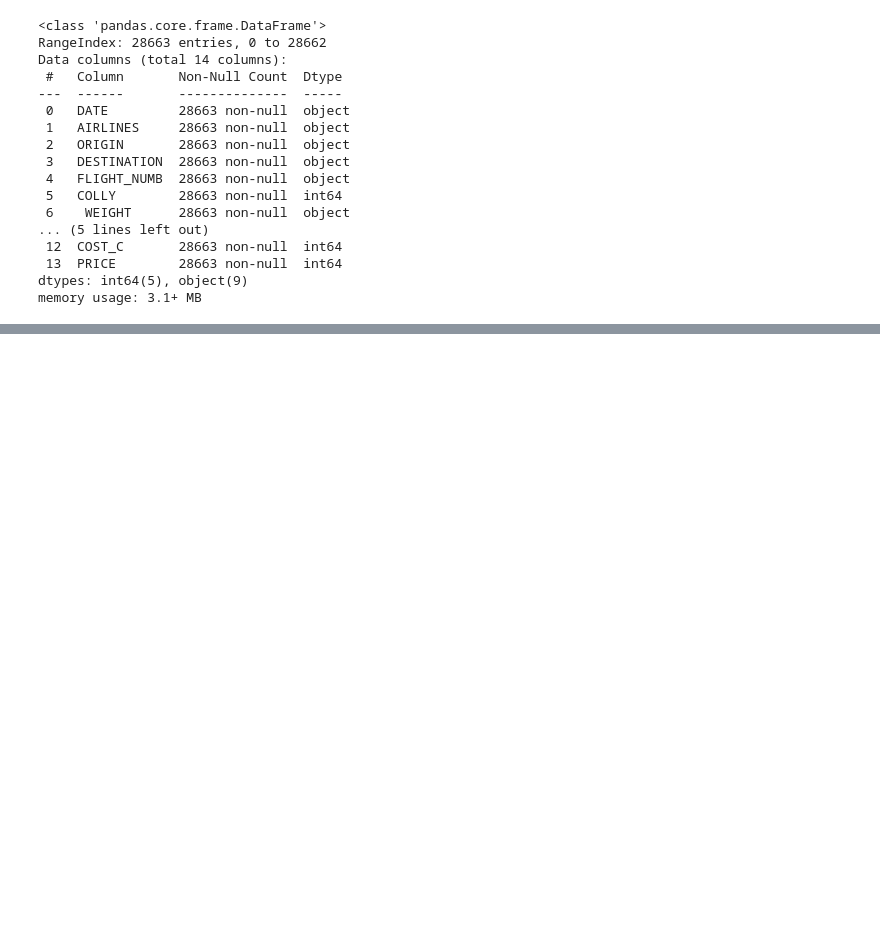
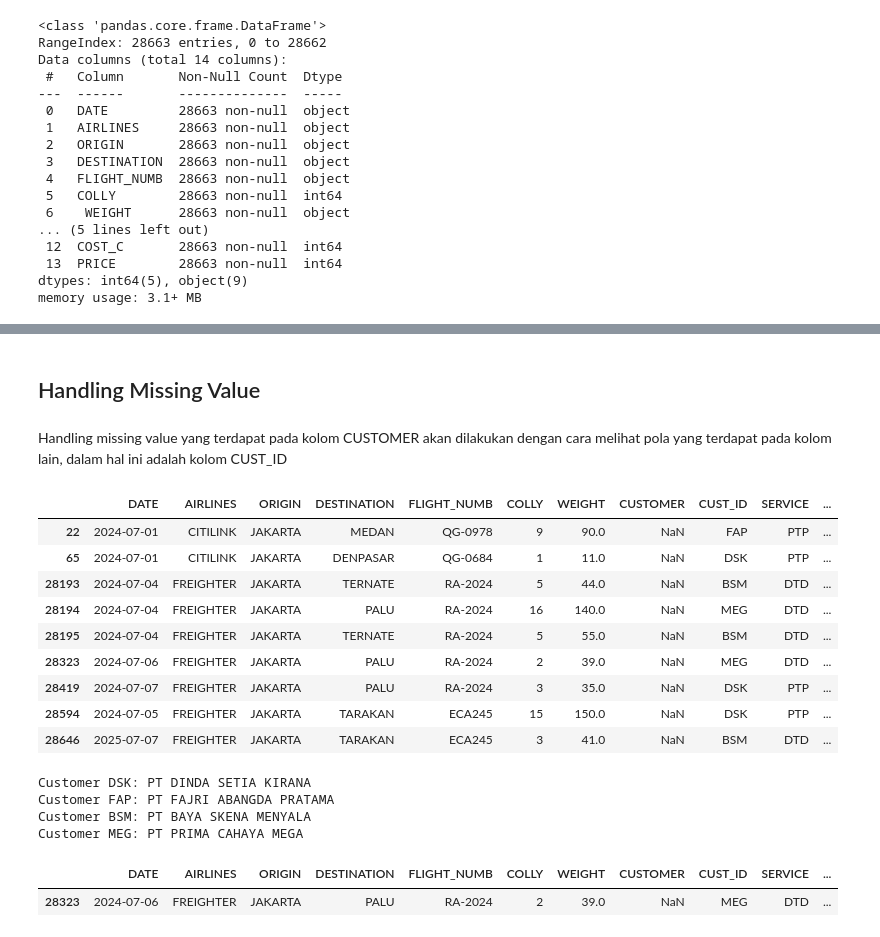
Before and after one commit to Dini15/MarketMetrics, a Jupyter notebook: dini_anggriyani_test.ipynb, the cells around one changed output, grey strips where cells are left out. Cells and saved outputs as stored; diff of their text form; code cells hidden in the pictures; blank space fills up the shorter version.

```diff
--- a/dini_anggriyani_test.ipynb
+++ b/dini_anggriyani_test.ipynb
@@ -48,0 +98,2 @@ memory usage: 3.1+ MB
+# %%
+df.columns = df.columns.str.strip()
@@ -48,0 +127,3 @@ memory usage: 3.1+ MB
+# %%
+df['WEIGHT'] = df['WEIGHT'].str.replace(" ", "").str.replace('.', '').str.replace(',', '.')
+df['WEIGHT'].unique()
@@ -48,0 +166,35 @@ memory usage: 3.1+ MB
+# %% [markdown]
+## Handling Missing Value
+# %% [markdown]
+Handling missing value yang terdapat pada kolom CUSTOMER akan dilakukan dengan cara melihat pola yang terdapat pada kolom lain, dalam hal ini adalah kolom CUST_ID
+# %%
+df[df['CUSTOMER'].isna()]
+# %% [output]
+|  | DATE | AIRLINES | ORIGIN | DESTINATION | FLIGHT_NUMB | COLLY | WEIGHT | CUSTOMER | CUST_ID | SERVICE | ... |
+| 22 | 2024-07-01 | CITILINK | JAKARTA | MEDAN | QG-0978 | 9 | 90.0 | NaN | FAP | PTP | ... |
+| 65 | 2024-07-01 | CITILINK | JAKARTA | DENPASAR | QG-0684 | 1 | 11.0 | NaN | DSK | PTP | ... |
+| 28193 | 2024-07-04 | FREIGHTER | JAKARTA | TERNATE | RA-2024 | 5 | 44.0 | NaN | BSM | DTD | ... |
+| 28194 | 2024-07-04 | FREIGHTER | JAKARTA | PALU | RA-2024 | 16 | 140.0 | NaN | MEG | DTD | ... |
+| 28195 | 2024-07-04 | FREIGHTER | JAKARTA | TERNATE | RA-2024 | 5 | 55.0 | NaN | BSM | DTD | ... |
+| 28323 | 2024-07-06 | FREIGHTER | JAKARTA | PALU | RA-2024 | 2 | 39.0 | NaN | MEG | DTD | ... |
+| 28419 | 2024-07-07 | FREIGHTER | JAKARTA | PALU | RA-2024 | 3 | 35.0 | NaN | DSK | PTP | ... |
+| 28594 | 2024-07-05 | FREIGHTER | JAKARTA | TARAKAN | ECA245 | 15 | 150.0 | NaN | DSK | PTP | ... |
+| 28646 | 2025-07-07 | FREIGHTER | JAKARTA | TARAKAN | ECA245 | 3 | 41.0 | NaN | BSM | DTD | ... |
+# %%
+customer_id_target = ['FAP', 'DSK', 'BSM', 'MEG']
+seen = set ()
+
+for index, row in df.iterrows():
+    if row['CUST_ID'] in customer_id_target and row['CUST_ID'] not in seen:
+        print(f"Customer {row['CUST_ID']}: {row['CUSTOMER']}")
+        seen.add(row['CUST_ID'])
+# %% [output]
+Customer DSK: PT DINDA SETIA KIRANA
+Customer FAP: PT FAJRI ABANGDA PRATAMA
+Customer BSM: PT BAYA SKENA MENYALA
+Customer MEG: PT PRIMA CAHAYA MEGA
+# %%
+df[(df['FLIGHT_NUMB'] == 'RA-2024') & (df['CUST_ID'] == 'MEG') & (df['COLLY'] == 2)  & (df['WEIGHT'] == 39)]
+# %% [output]
+|  | DATE | AIRLINES | ORIGIN | DESTINATION | FLIGHT_NUMB | COLLY | WEIGHT | CUSTOMER | CUST_ID | SERVICE | ... |
+| 28323 | 2024-07-06 | FREIGHTER | JAKARTA | PALU | RA-2024 | 2 | 39.0 | NaN | MEG | DTD | ... |
```
Also changed, not shown: parts of 21 cells of this notebook.
